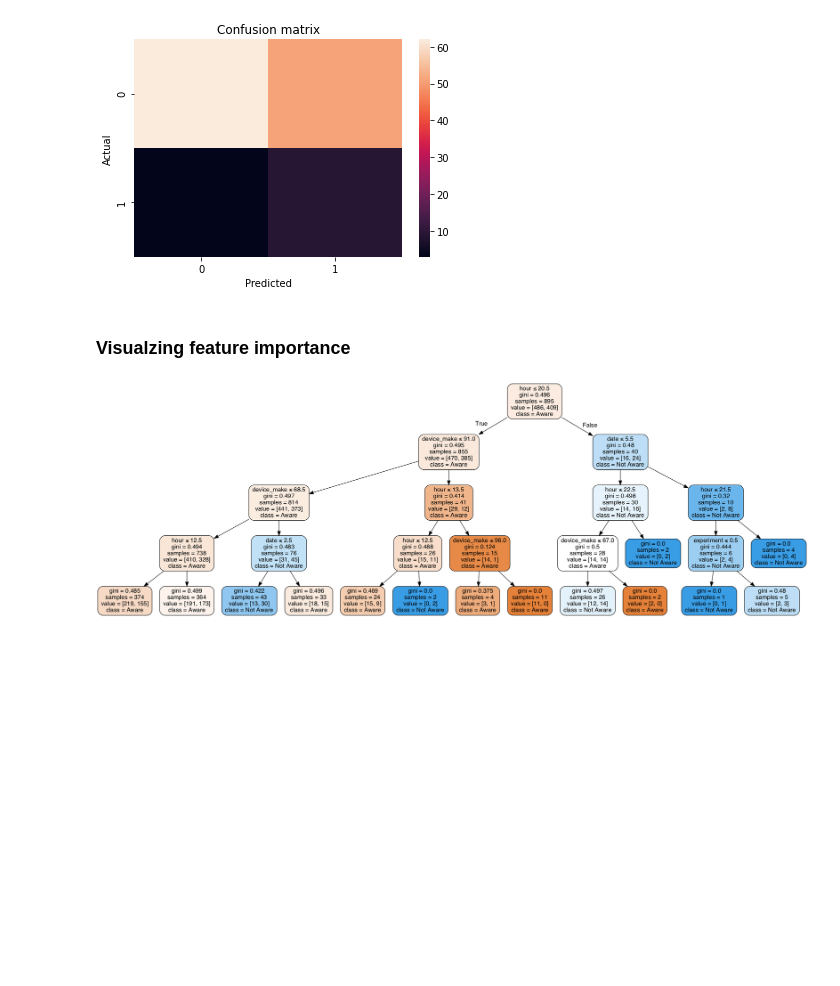
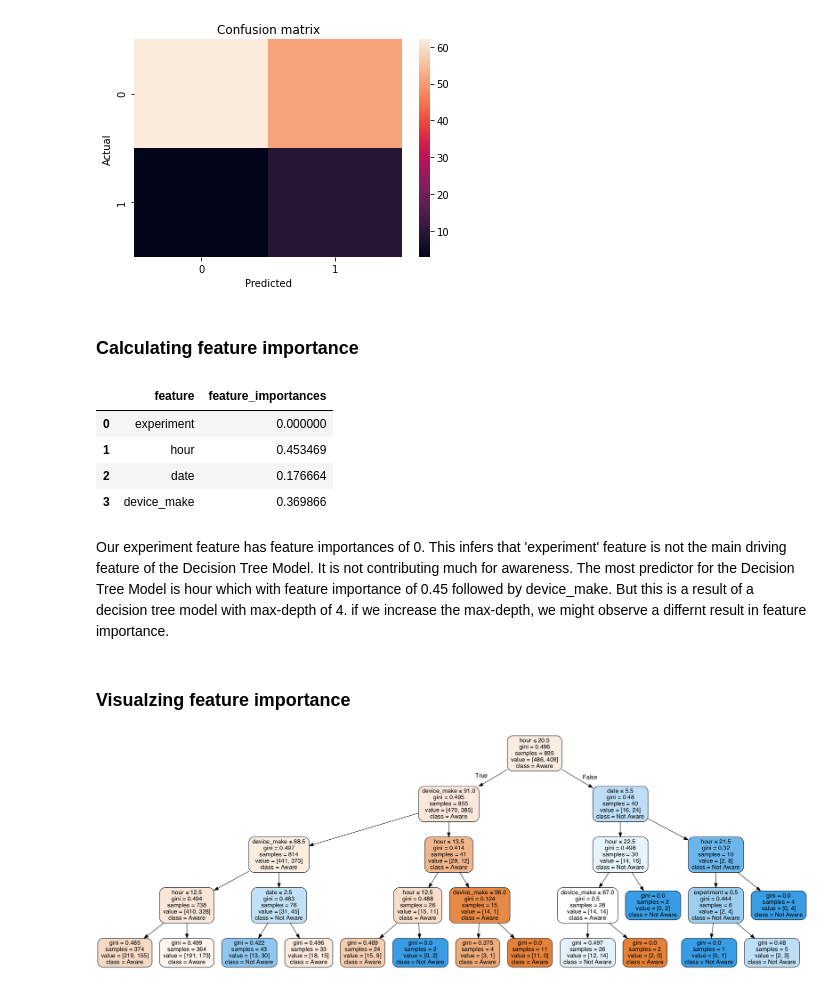
Before and after one commit to daniEL2371/abtest-mlops, a Jupyter notebook: notebooks/ML_AbTest.ipynb, the cells around one changed output. Drawn from its saved outputs; the diff is of its cells as text; code cells hidden in the pictures; blank space fills up the shorter version.

```diff
--- a/notebooks/ML_AbTest.ipynb
+++ b/notebooks/ML_AbTest.ipynb
@@ -102,6 +93,9 @@ def encode_labels(df):
     df['device_make'] = device_encoder.fit_transform(df['device_make'])
     df['browser'] = browser_encoder.fit_transform(df['browser'])
     df['experiment'] = experiment_encoder.fit_transform(cleaned_df['experiment'])
+    df['browser'] = aware_encoder.fit_transform(df['browser'])
     df['aware'] = aware_encoder.fit_transform(df['aware'])
 
-    return df, date_encoder, device_encoder, browser_encoder, experiment_encoder, aware_encoder
+
+
+    return df
@@ -108,3 +114,3 @@ def encode_labels(df):
 # %%
 
-encoded_df, date_encoder, device_encoder, browser_encoder, experiment_encoder, aware_encoder = encode_labels(cleaned_df)
+encoded_df = encode_labels(cleaned_df)
@@ -177,6 +185,15 @@ class DecisionTreesModel:
 
         return accuracy, loss,  report, matrix
 
+    def get_feature_importance(self):
+        importance = self.clf.feature_importances_
+        fi_df = pd.DataFrame()
+
+        fi_df['feature'] = self.X_train.columns.to_list()
+        fi_df['feature_importances'] = importance
+
+        return fi_df
+
     def __printAccuracy(self, acc, step=1, label=""):
         print(f"step {step}: {label} Accuracy of DecisionTreesModel is: {acc:.3f}")
 
@@ -254,8 +271,20 @@ weighted avg       0.88      0.57      0.65       125
 
 Loss on test data is: 0.657
 [figure]
-# %% [markdown]
-### Visualzing feature importance
+# %% [markdown]
+### Calculating feature importance
+# %%
+decisionTreesModel.get_feature_importance()
+# %% [output]
+|  | feature | feature_importances |
+| 0 | experiment | 0.000000 |
+| 1 | hour | 0.453469 |
+| 2 | date | 0.176664 |
+| 3 | device_make | 0.369866 |
+# %% [markdown]
+Our experiment feature has feature importances of 0. This infers that 'experiment' feature is not the main driving feature of the Decision Tree Model. It is not contributing much for awareness. The most predictor for the Decision Tree Model is hour which with feature importance of 0.45 followed by device_make. But this is a result of a decision tree model with max-depth of 4. if we increase the max-depth, we might observe a differnt result in feature importance.
+# %% [markdown]
+### Visualzing feature importance
 # %%
 dot_data = StringIO()
 
```
Also changed, not shown: parts of 18 cells of this notebook.
